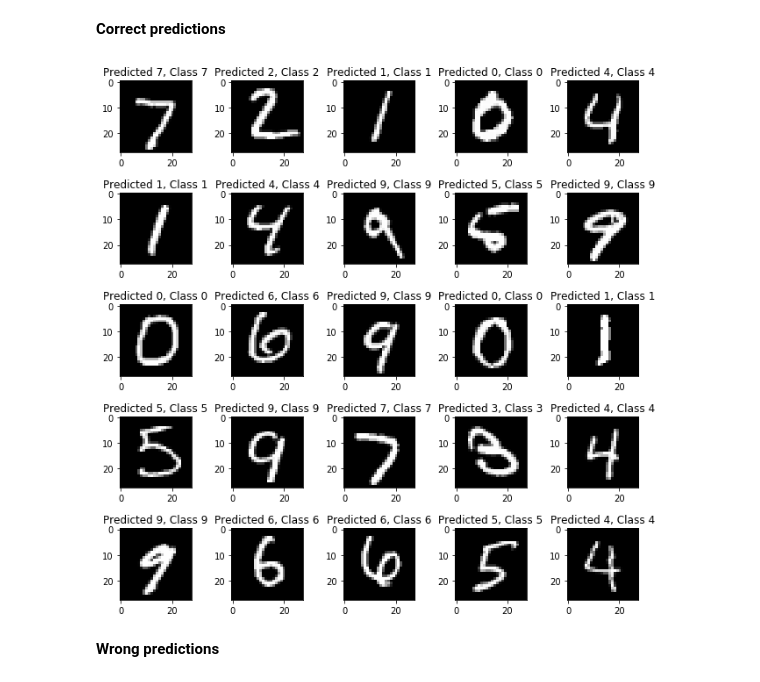
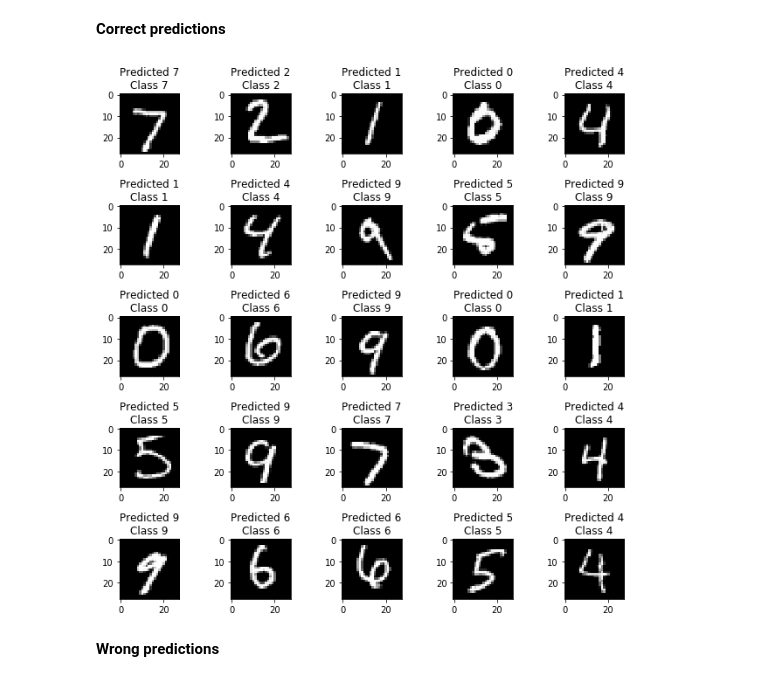
Before and after one commit to wut-mpg/keras-mnist-tutorial, a Jupyter notebook: ISR_ MNIST in Keras.ipynb, the cells around one changed output. Drawn from its saved outputs; the diff is of its cells as text; code cells hidden in the pictures.

```diff
--- a/ISR_ MNIST in Keras.ipynb
+++ b/ISR_ MNIST in Keras.ipynb
@@ -351,18 +411,21 @@ incorrect_indices = np.nonzero(predicted_classes != y_test)[0]
 # %% [markdown]
 **Correct predictions**
 # %%
-def show_samples(indices, preds, images, labels, count=3):
+def show_samples(indices, preds, images, labels, count=3, names = []):
     plt.figure()
     for i, sample in enumerate(indices[:count**2]):
         plt.subplot(count,count,i+1)
         plt.imshow(images[sample].reshape(28,28), cmap='gray', interpolation='none')
-        plt.title("Predicted {}, Class {}".format(preds[sample], labels[sample]))
+        if len(names) > 0:
+          plt.title("Predicted {}\nClass {}".format(names[int(preds[sample])], names[int(labels[sample])]))
+        else:
+          plt.title("Predicted {}\nClass {}".format(preds[sample], labels[sample]))
 
     plt.tight_layout()
 
 show_samples(correct_indices, predicted_classes, X_test, y_test, 5)
 # %% [output]
-[figure, old version]
+[figure, new version]
 # %% [markdown]
 **Wrong predictions**
 # %%
```
Also changed, not shown: parts of 32 cells of this notebook.
